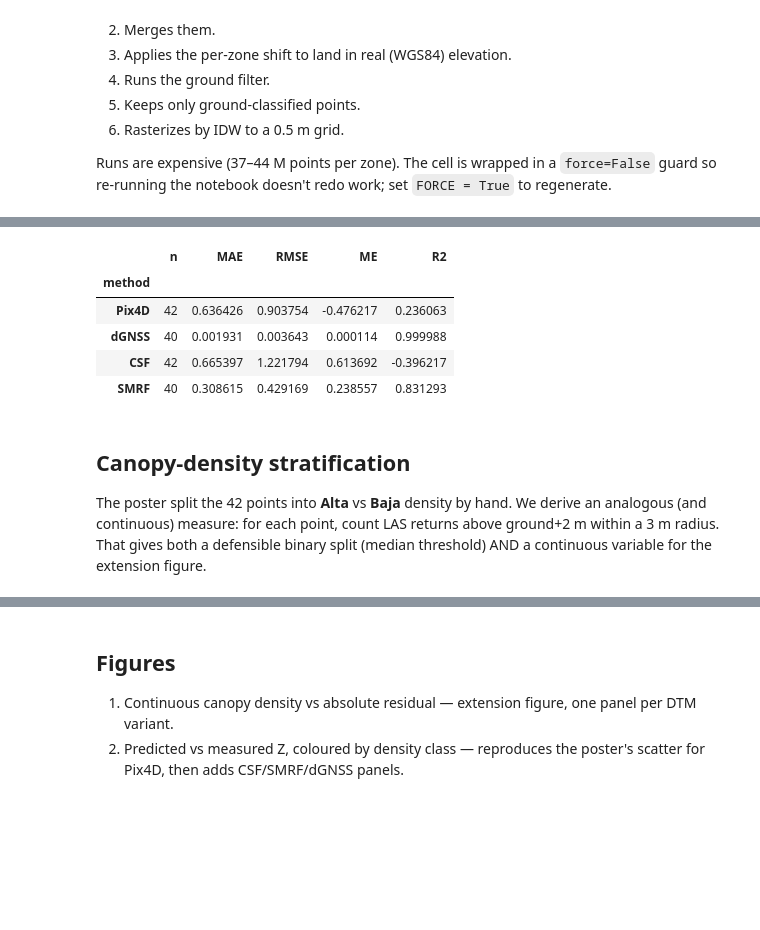
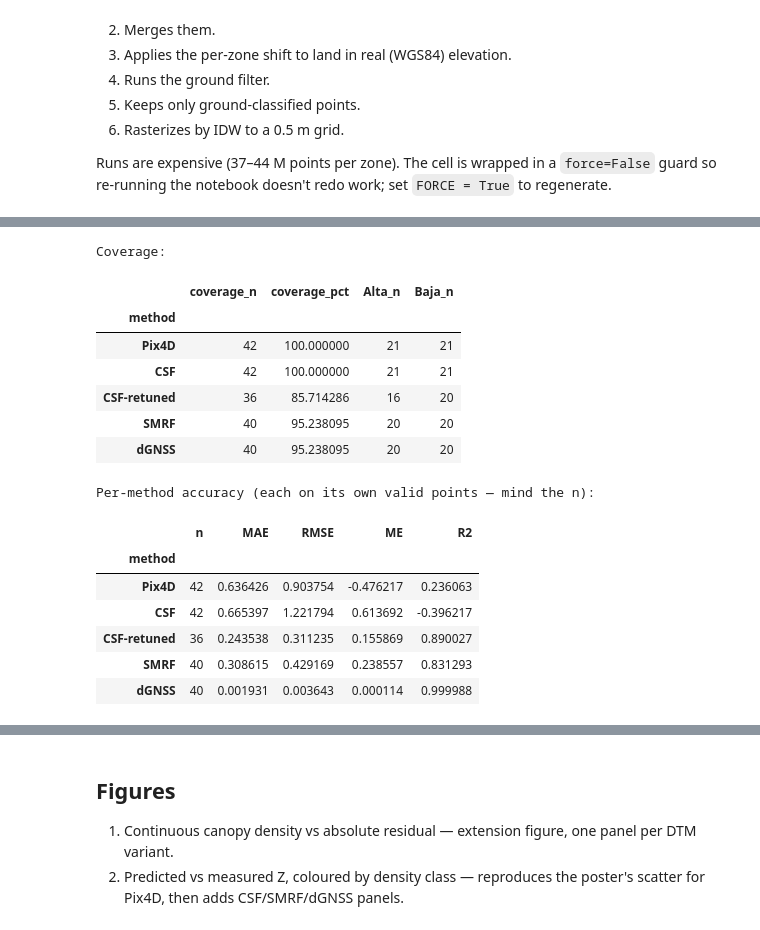
Before and after one commit to FranciscoGBianco/drone-reserve, a Jupyter notebook: notebooks/02_dtm_shootout.ipynb, the cells around one changed output, grey strips where cells are left out. Saved outputs shown, nothing was run; the diff lists cells and outputs as text; code cells hidden in the pictures; blank space fills up the shorter version.

Commit message:
Added tuned-CSF to the pipeline, more accuracy but lower coverage

```diff
--- a/notebooks/02_dtm_shootout.ipynb
+++ b/notebooks/02_dtm_shootout.ipynb
@@ -134,33 +175,60 @@ All comparisons happen in real WGS84 elevation. The Pix4D-DTM root-copy at `data
 # %%
 DTM_VARIANTS = {
-    "Pix4D":      DATA / "talar_dtm.tif",
-    "dGNSS":      DATA / "gnss_dtm.tif",
-    "CSF":        OUT  / "talar_csf_dtm_0p5m.tif",
-    "SMRF":       OUT  / "talar_smrf_dtm_0p5m.tif",
+    "Pix4D":        DATA / "talar_dtm.tif",
+    "CSF":          OUT  / "talar_csf_dtm_0p5m.tif",
+    "CSF-retuned":  OUT  / "talar_csf_retuned_dtm_0p5m.tif",
+    "SMRF":         OUT  / "talar_smrf_dtm_0p5m.tif",
+    "dGNSS":        DATA / "gnss_dtm.tif",   # context only — not independent
 }
+# Photogrammetric methods that get a fair head-to-head (exclude dGNSS).
+PHOTO_METHODS = ["Pix4D", "CSF", "CSF-retuned", "SMRF"]
 
-rows = []
-samples = {}  # method -> array of sampled Z values, aligned with `puntos`
+ref = puntos["Elevation"].to_numpy(dtype=float)
+samples = {}
 for label, path in DTM_VARIANTS.items():
     if not Path(path).exists():
         print(f"[skip] {label}: {path} missing (run the pipeline cell first)")
         continue
-    pred = sample_raster_at_points(path, puntos)
-    samples[label] = pred
-    ref = puntos["Elevation"].to_numpy(dtype=float)
+    samples[label] = sample_raster_at_points(path, puntos)
+
+# Per-method coverage (valid samples / 42), so varying n is never hidden.
+cov_rows = []
+for label, pred in samples.items():
+    ok = np.isfinite(pred)
+    cov_rows.append({
+        "method": label,
+        "coverage_n": int(ok.sum()),
+        "coverage_pct": 100 * ok.sum() / len(pred),
+        "Alta_n": int((ok & (puntos["density_class"] == "Alta")).sum()),
+        "Baja_n": int((ok & (puntos["density_class"] == "Baja")).sum()),
+    })
+coverage = pd.DataFrame(cov_rows).set_index("method")
+
+# Headline summary: each method on its OWN valid points (n shown for honesty).
+rows = []
+for label, pred in samples.items():
     s = residual_stats(pred, ref)
     rows.append({"method": label, **s.as_dict()})
+summary = pd.DataFrame(rows).set_index("method")
 
-summary = pd.DataFrame(rows).set_index("method")
+print("Coverage:")
+display(coverage)
+print("\nPer-method accuracy (each on its own valid points — mind the n):")
 summary
 # %% [output]
+Coverage:
-|  | n | MAE | RMSE | ME | R2 |
-| method |  |  |  |  |  |
-| Pix4D | 42 | 0.636426 | 0.903754 | -0.476217 | 0.236063 |
-| dGNSS | 40 | 0.001931 | 0.003643 | 0.000114 | 0.999988 |
-| CSF | 42 | 0.665397 | 1.221794 | 0.613692 | -0.396217 |
-| SMRF | 40 | 0.308615 | 0.429169 | 0.238557 | 0.831293 |
+|  | coverage_n | coverage_pct | Alta_n | Baja_n |
+| method |  |  |  |  |
+| Pix4D | 42 | 100.000000 | 21 | 21 |
+| CSF | 42 | 100.000000 | 21 | 21 |
+| CSF-retuned | 36 | 85.714286 | 16 | 20 |
+| SMRF | 40 | 95.238095 | 20 | 20 |
+| dGNSS | 40 | 95.238095 | 20 | 20 |
+Per-method accuracy (each on its own valid points — mind the n):
+|  | n | MAE | RMSE | ME | R2 |
+| method |  |  |  |  |  |
+| Pix4D | 42 | 0.636426 | 0.903754 | -0.476217 | 0.236063 |
+| CSF | 42 | 0.665397 | 1.221794 | 0.613692 | -0.396217 |
+| CSF-retuned | 36 | 0.243538 | 0.311235 | 0.155869 | 0.890027 |
+| SMRF | 40 | 0.308615 | 0.429169 | 0.238557 | 0.831293 |
+| dGNSS | 40 | 0.001931 | 0.003643 | 0.000114 | 0.999988 |
-# %% [markdown]
-## Canopy-density stratification
-
-The poster split the 42 points into **Alta** vs **Baja** density by hand. We derive an analogous (and continuous) measure: for each point, count LAS returns above ground+2 m within a 3 m radius. That gives both a defensible binary split (median threshold) AND a continuous variable for the extension figure.
```
Also changed, not shown: parts of 12 cells of this notebook, 1 other file.
